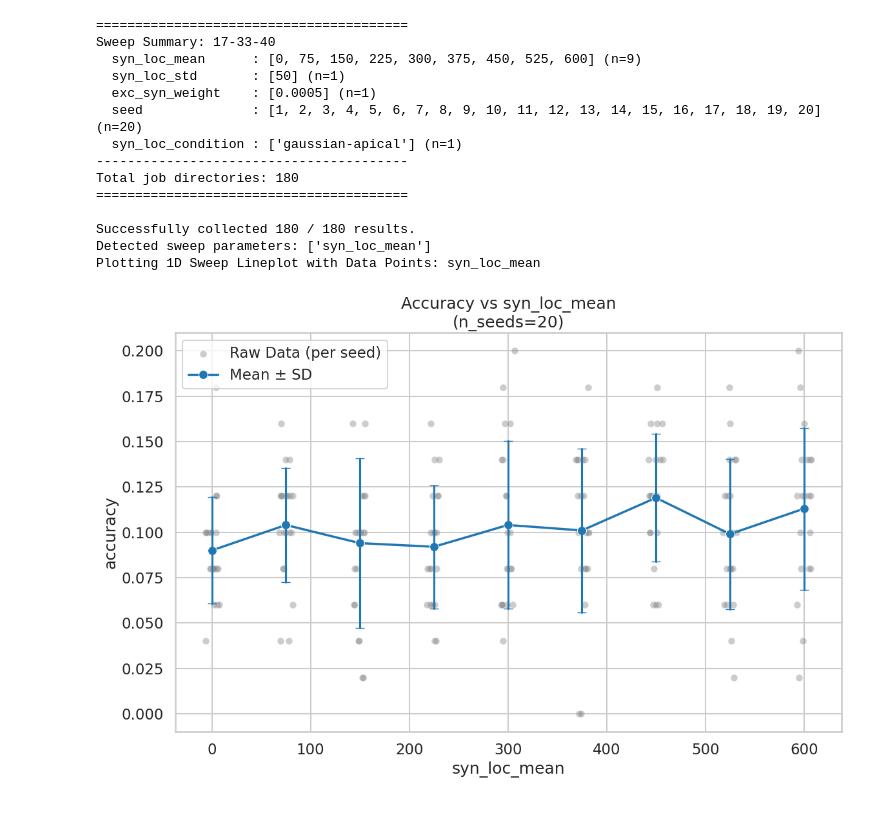
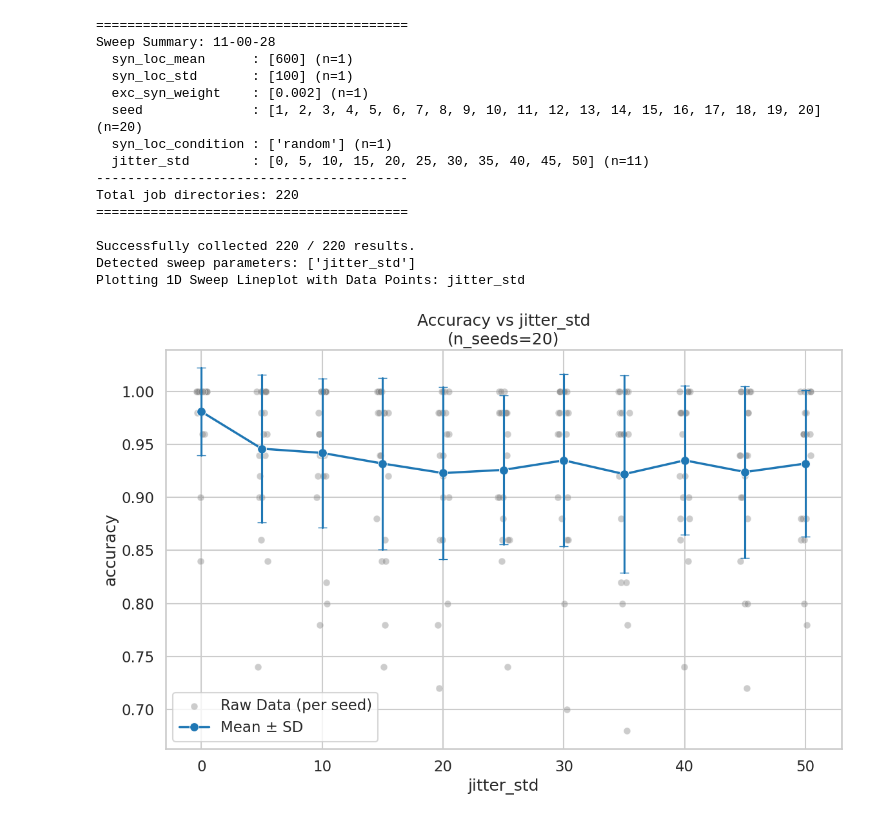
Before and after one commit to DeepWater3104/NeuMoReservoir, a Jupyter notebook: analysis/Position-Accuracy-2.ipynb, the cells around one changed output. Saved outputs shown, nothing was run; the diff lists cells and outputs as text; code cells hidden in the pictures.

```diff
--- a/analysis/Position-Accuracy-2.ipynb
+++ b/analysis/Position-Accuracy-2.ipynb
@@ -23,7 +23,8 @@ def collect_sweep_results(multirun_dir):
         "syn_loc_std",
         "exc_syn_weight",
         "seed",
-        "syn_loc_condition"
+        "syn_loc_condition",
+        "jitter_std"
     ]
 
     # --- スイープパラメータの事前解析 ---
@@ -107,7 +108,7 @@ def plot_results(df):
         return
 
     # 2. 対象パラメータの存在確認
-    target_params = ["syn_loc_mean", "syn_loc_std", "exc_syn_weight", "syn_loc_condition"]
+    target_params = ["syn_loc_mean", "syn_loc_std", "exc_syn_weight", "syn_loc_condition", "jitter_std"]
     available_params = [p for p in target_params if p in df.columns]
 
     if not available_params:
@@ -229,22 +192,23 @@ Plotting 1D Sweep Lineplot with Data Points: syn_loc_mean
 #df = collect_sweep_results("../multirun/2026-04-23/17-19-34") # syn_loc_condition = gaussian-apical do not sweep seed
 #df = collect_sweep_results("../multirun/2026-04-24/12-07-18") # syn_loc_condition = gaussian
 # %%
-df = collect_sweep_results("../multirun/2026-04-23/17-33-40") # syn_loc_condition = gaussian-apical
+df = collect_sweep_results("../multirun/2026-05-11/11-00-28") # syn_loc_condition = random, sweep param: exc_syn_weight
 plot_results(df)
 # %% [output]
 ========================================
-Sweep Summary: 17-33-40
-  syn_loc_mean      : [0, 75, 150, 225, 300, 375, 450, 525, 600] (n=9)
-  syn_loc_std       : [50] (n=1)
-  exc_syn_weight    : [0.0005] (n=1)
+Sweep Summary: 11-00-28
+  syn_loc_mean      : [600] (n=1)
+  syn_loc_std       : [100] (n=1)
+  exc_syn_weight    : [0.002] (n=1)
   seed              : [1, 2, 3, 4, 5, 6, 7, 8, 9, 10, 11, 12, 13, 14, 15, 16, 17, 18, 19, 20] (n=20)
-  syn_loc_condition : ['gaussian-apical'] (n=1)
+  syn_loc_condition : ['random'] (n=1)
+  jitter_std        : [0, 5, 10, 15, 20, 25, 30, 35, 40, 45, 50] (n=11)
 ----------------------------------------
-Total job directories: 180
+Total job directories: 220
 ========================================
 
-Successfully collected 180 / 180 results.
-Detected sweep parameters: ['syn_loc_mean']
-Plotting 1D Sweep Lineplot with Data Points: syn_loc_mean
+Successfully collected 220 / 220 results.
+Detected sweep parameters: ['jitter_std']
+Plotting 1D Sweep Lineplot with Data Points: jitter_std
-[figure, old version]
+[figure, new version]
 # %%
```
Also changed, not shown: parts of 9 cells of this notebook.
